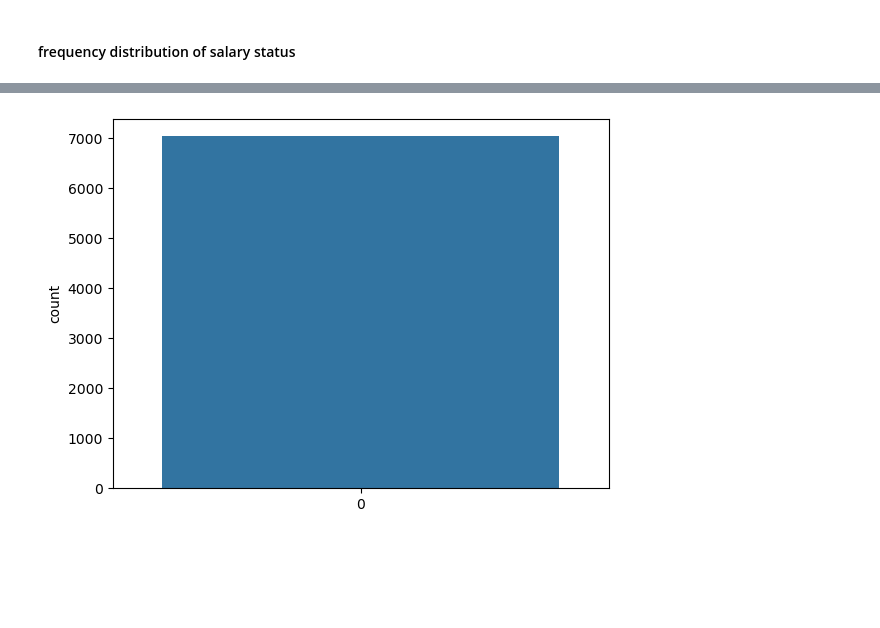
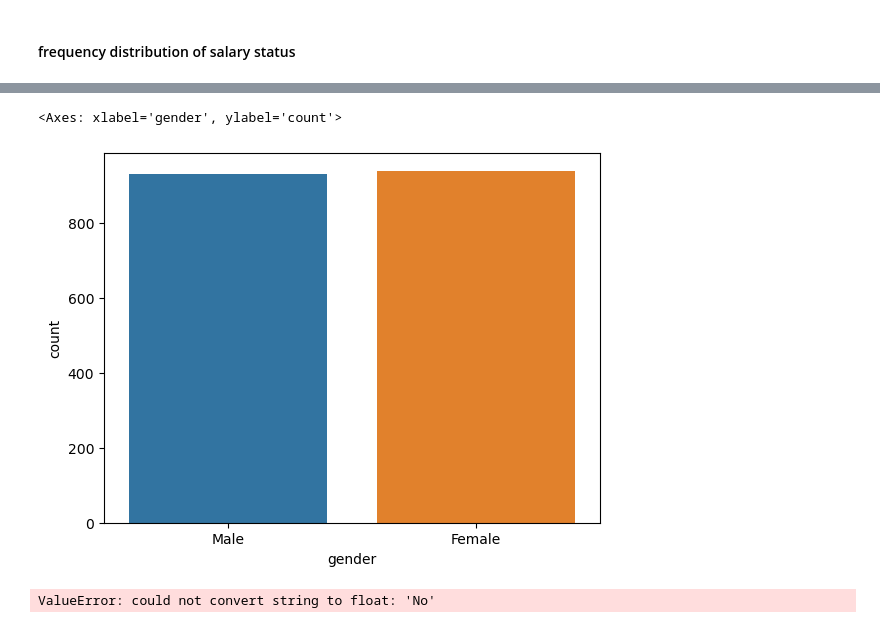
Before and after one commit to putriekales/tugaswgtik, a Jupyter notebook: tugas_wgtik.ipynb, the cells around one changed output, grey strips where cells are left out. Cells and saved outputs as stored; diff of their text form; code cells hidden in the pictures; blank space fills up the shorter version.

```diff
--- a/tugas_wgtik.ipynb
+++ b/tugas_wgtik.ipynb
@@ -282,4 +218,16 @@ gender_churn
+# %%
+# Memilih kolom "gender" dan "Churn" dari dataset
+df_gc = df2[['gender', 'Churn']]
+
+# Filter dataset hanya untuk pelanggan churn
+df_churn = df_gc[df_gc['Churn'] == 'Yes']
+
+# Memplot jumlah pelanggan churn dan not churn berdasarkan jenis kelamin
+sns.countplot(x='gender', data=df_churn)
+# %% [output]
+<Axes: xlabel='gender', ylabel='count'>
+[figure, added]
 # %%
-gender_churn = sns.countplot(df2['Churn'])
+Churn = sns.countplot(df2['Churn'])
 # %% [output]
-[figure, removed]
+ValueError: could not convert string to float: 'No'
```
Also changed, not shown: parts of 10 cells of this notebook.
